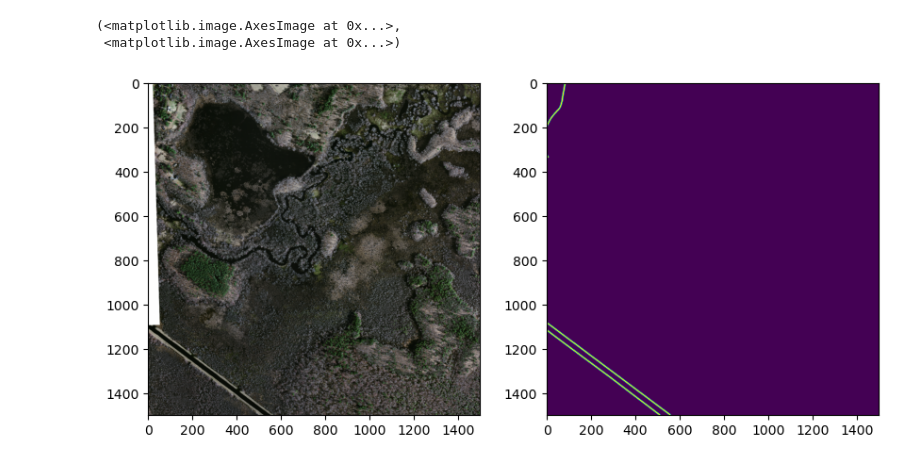
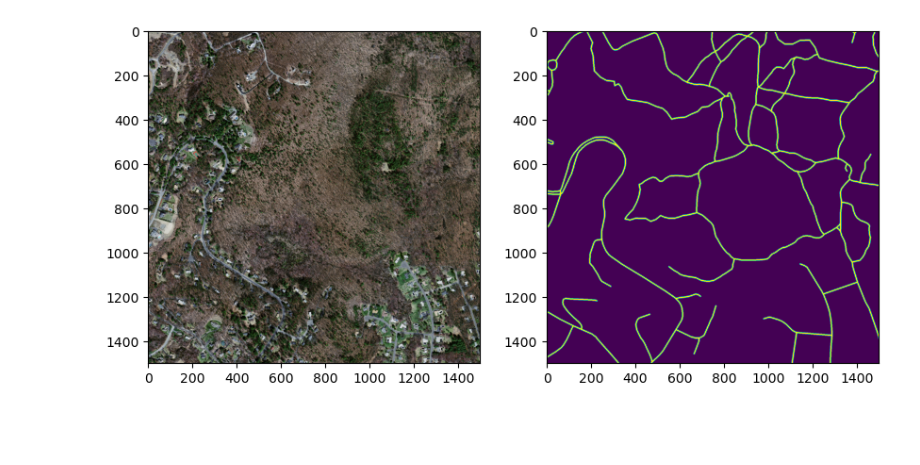
Before and after one commit to kashyap333/Massachusetts-Roads-segmentation, a Jupyter notebook: Road_segmentation.ipynb, the cells around one changed output. Cells and saved outputs as stored; diff of their text form; code cells hidden in the pictures; blank space fills up the shorter version.

```diff
--- a/Road_segmentation.ipynb
+++ b/Road_segmentation.ipynb
@@ -79,9 +84,9 @@ class Custom_dataset(Dataset):
 # %%
 train = Custom_dataset(train)
 test = Custom_dataset(test)
-
-train_loaded = DataLoader(train, batch_size=8, shuffle=True)
-test_loaded = DataLoader(test, batch_size=8, shuffle=False)
+batch_size=1
+train_loaded = DataLoader(train, batch_size, shuffle=True)
+test_loaded = DataLoader(test, batch_size, shuffle=False)
 # %%
 def plot_image(data:DataLoader):
     '''
@@ -91,8 +96,8 @@ def plot_image(data:DataLoader):
     video, label = next(iter(train_loaded))
     video.shape, label.shape
     i, (ax1, ax2) = plt.subplots(1,2, figsize=(10,15))
-    ax1.imshow(video.permute(0,2,3,1)[2]), ax2.imshow(label.permute(0,2,3,1)[2])
+    ax1.imshow(video.permute(0,2,3,1)[0]), ax2.imshow(label.permute(0,2,3,1)[0])
-# %% [output]
-(<matplotlib.image.AxesImage at 0x...>,
- <matplotlib.image.AxesImage at 0x...>)
-[figure, removed]
+# %%
+plot_image(train_loaded)
+# %% [output]
+[figure, added]
```
Also changed, not shown: parts of 8 cells of this notebook.
